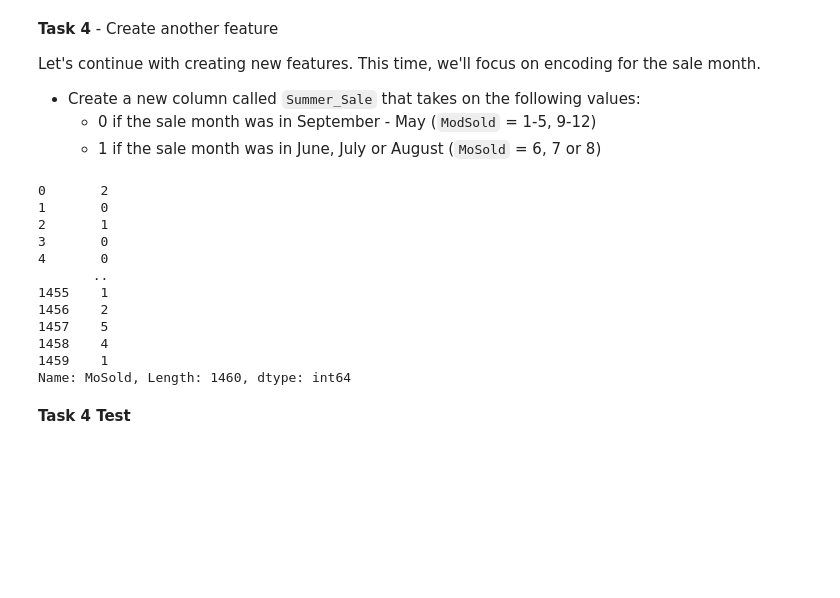
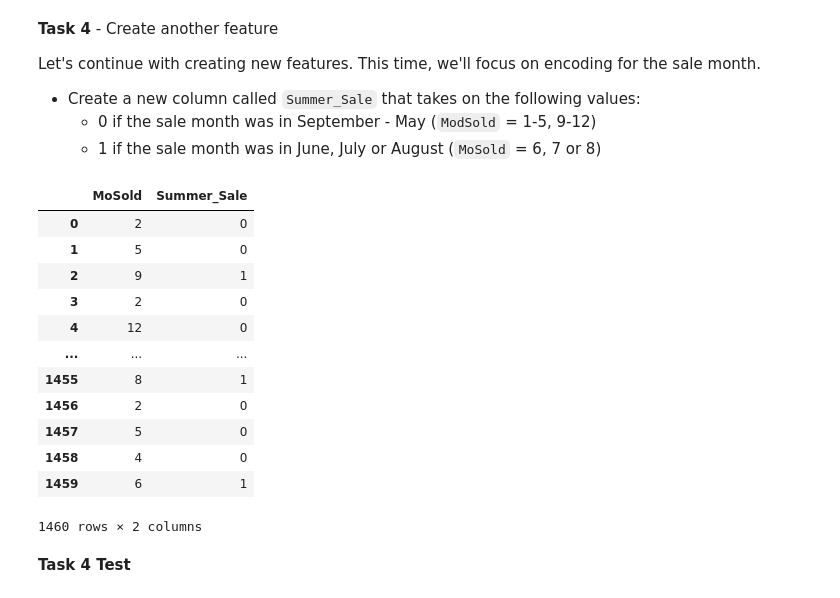
Before and after one commit to LycheeCocoa/DS-Unit-1-Sprint-1-Data-Wrangling-and-Storytelling, a Jupyter notebook: module2-make-features/LS_DS_112_Make_Features_Assignment_AG.ipynb, the cells around one changed output. Drawn from its saved outputs; the diff is of its cells as text; code cells hidden in the pictures; blank space fills up the shorter version.

```diff
--- a/module2-make-features/LS_DS_112_Make_Features_Assignment_AG.ipynb
+++ b/module2-make-features/LS_DS_112_Make_Features_Assignment_AG.ipynb
@@ -163,36 +163,49 @@ Let's continue with creating new features. This time, we'll focus on encoding fo
 # %%
 # Task 4
 
 # YOUR CODE HERE
+
+# using list
 summer_sale = house['MoSold'].copy()
 sep_may = summer_sale.isin([1, 2, 3, 4, 5, 9, 10, 11, 12])
 summer_sale[sep_may] = 0
 summer_sale[sep_may != True] = 1
+house['Summer_Sale'] = summer_sale
 
-# or
+# for looping
+#summer_sale = []
+#for month in house['MoSold']:
+#    if(month > 5) & (month <= 9):
+#        summer_sale.append(1)
+#    else:
+#        summer_sale.append(0)
+#house['Summer_Sale'] = summer_sale
+
+# or using loc
+# note that if we do the second line before after the third we will rewrite everything to 0
 #summer_sale = house['MoSold'].copy()
+#summer_sale.loc[(house['MoSold'] > 5) & (house['MoSold'] <= 9)] = 1
 #summer_sale.loc[(house['MoSold'] <= 5) | (house['MoSold'] >= 10)] = 0
-#summer_sale.loc[1, 2, 3, 4, 5, 9, 10, 11, 12] = 0
-#summer_sale.loc[6, 7, 8, 9] = 1
-#summer_sale.loc[(house['MoSold'] > 5) & (house['MoSold'] <= 9)] = 1
+#house['Summer_Sale'] = summer_sale
 
-print(summer_sale)
-#house['Summer_Sale']= summer_sale
+
+#
 # View the new column
-#house[['MoSold', 'Summer_Sale']]
+house[['MoSold', 'Summer_Sale']]
 # %% [output]
+|  | MoSold | Summer_Sale |
+| 0 | 2 | 0 |
+| 1 | 5 | 0 |
+| 2 | 9 | 1 |
+| 3 | 2 | 0 |
+| 4 | 12 | 0 |
+| ... | ... | ... |
+| 1455 | 8 | 1 |
+| 1456 | 2 | 0 |
+| 1457 | 5 | 0 |
+| 1458 | 4 | 0 |
+| 1459 | 6 | 1 |
-0       2
-1       0
-2       1
-3       0
-4       0
-       ..
-1455    1
-1456    2
-1457    5
-1458    4
-1459    1
-Name: MoSold, Length: 1460, dtype: int64
+1460 rows × 2 columns
 # %% [markdown]
 **Task 4 Test**
 # %%
```
